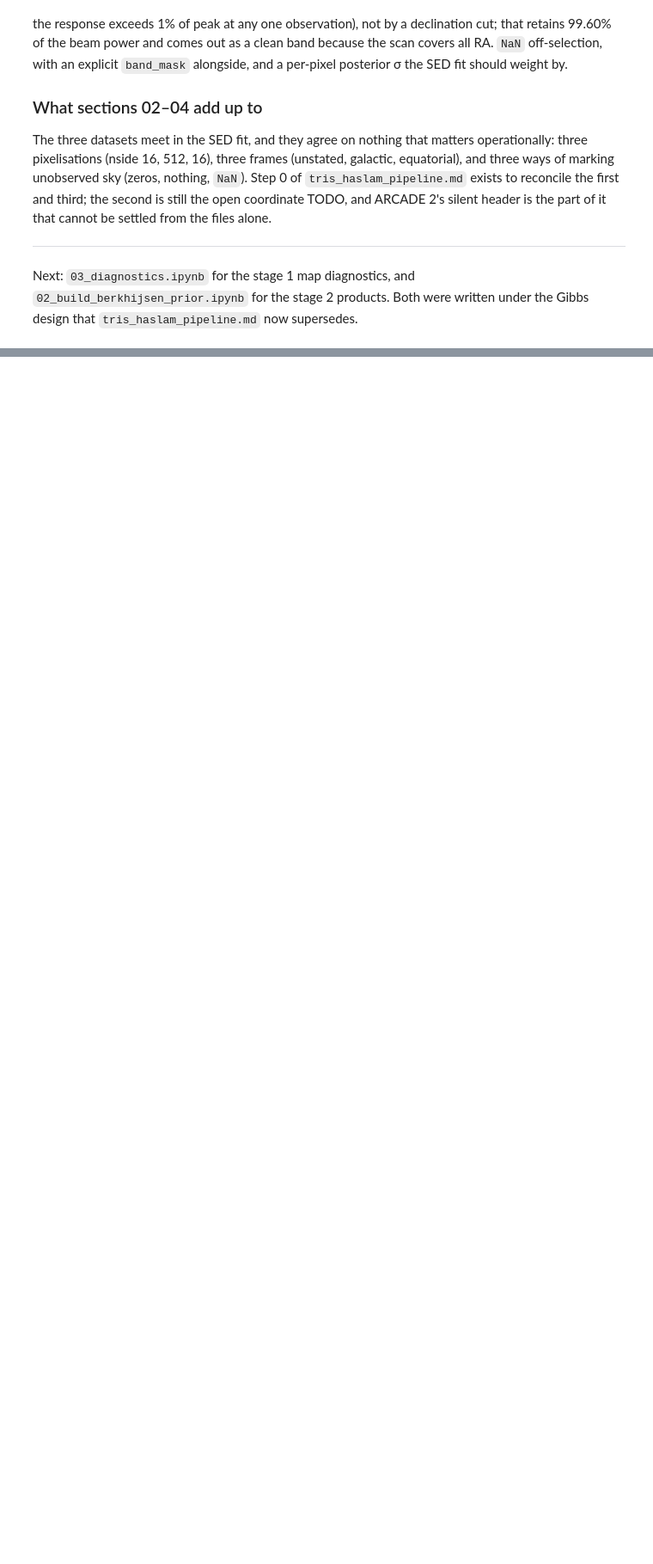
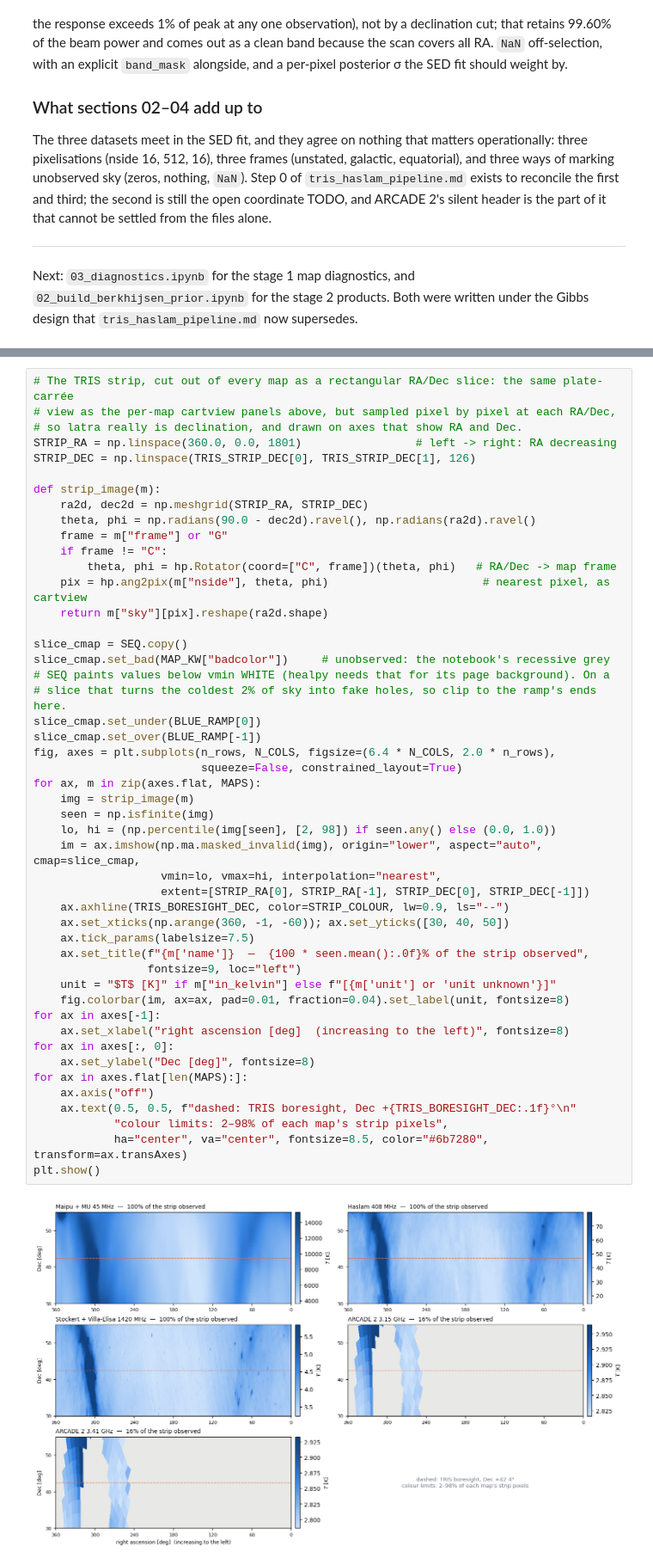
Before and after one commit to sohinixcvii/moonrunes, a Jupyter notebook: notebooks/01_explore_data.ipynb, the cells around one changed output, grey strips where cells are left out. Shown at 86% size. Saved outputs shown, nothing was run; the diff lists cells and outputs as text; blank space fills up the shorter version.

```diff
--- a/notebooks/01_explore_data.ipynb
+++ b/notebooks/01_explore_data.ipynb
@@ -1202,0 +1413,50 @@ Gibbs design that `tris_haslam_pipeline.md` now supersedes.
+# %%
+# The TRIS strip, cut out of every map as a rectangular RA/Dec slice: the same plate-carrée
+# view as the per-map cartview panels above, but sampled pixel by pixel at each RA/Dec,
+# so latra really is declination, and drawn on axes that show RA and Dec.
+STRIP_RA = np.linspace(360.0, 0.0, 1801)                 # left -> right: RA decreasing
+STRIP_DEC = np.linspace(TRIS_STRIP_DEC[0], TRIS_STRIP_DEC[1], 126)
+
+def strip_image(m):
+    ra2d, dec2d = np.meshgrid(STRIP_RA, STRIP_DEC)
+    theta, phi = np.radians(90.0 - dec2d).ravel(), np.radians(ra2d).ravel()
+    frame = m["frame"] or "G"
+    if frame != "C":
+        theta, phi = hp.Rotator(coord=["C", frame])(theta, phi)   # RA/Dec -> map frame
+    pix = hp.ang2pix(m["nside"], theta, phi)                       # nearest pixel, as cartview
+    return m["sky"][pix].reshape(ra2d.shape)
+
+slice_cmap = SEQ.copy()
+slice_cmap.set_bad(MAP_KW["badcolor"])     # unobserved: the notebook's recessive grey
+# SEQ paints values below vmin WHITE (healpy needs that for its page background). On a
+# slice that turns the coldest 2% of sky into fake holes, so clip to the ramp's ends here.
+slice_cmap.set_under(BLUE_RAMP[0])
+slice_cmap.set_over(BLUE_RAMP[-1])
+fig, axes = plt.subplots(n_rows, N_COLS, figsize=(6.4 * N_COLS, 2.0 * n_rows),
+                         squeeze=False, constrained_layout=True)
+for ax, m in zip(axes.flat, MAPS):
+    img = strip_image(m)
+    seen = np.isfinite(img)
+    lo, hi = (np.percentile(img[seen], [2, 98]) if seen.any() else (0.0, 1.0))
+    im = ax.imshow(np.ma.masked_invalid(img), origin="lower", aspect="auto", cmap=slice_cmap,
+                   vmin=lo, vmax=hi, interpolation="nearest",
+                   extent=[STRIP_RA[0], STRIP_RA[-1], STRIP_DEC[0], STRIP_DEC[-1]])
+    ax.axhline(TRIS_BORESIGHT_DEC, color=STRIP_COLOUR, lw=0.9, ls="--")
+    ax.set_xticks(np.arange(360, -1, -60)); ax.set_yticks([30, 40, 50])
+    ax.tick_params(labelsize=7.5)
+    ax.set_title(f"{m['name']}  —  {100 * seen.mean():.0f}% of the strip observed",
+                 fontsize=9, loc="left")
+    unit = "$T$ [K]" if m["in_kelvin"] else f"[{m['unit'] or 'unit unknown'}]"
+    fig.colorbar(im, ax=ax, pad=0.01, fraction=0.04).set_label(unit, fontsize=8)
+for ax in axes[-1]:
+    ax.set_xlabel("right ascension [deg]  (increasing to the left)", fontsize=8)
+for ax in axes[:, 0]:
+    ax.set_ylabel("Dec [deg]", fontsize=8)
+for ax in axes.flat[len(MAPS):]:
+    ax.axis("off")
+    ax.text(0.5, 0.5, f"dashed: TRIS boresight, Dec +{TRIS_BORESIGHT_DEC:.1f}°\n"
+            "colour limits: 2–98% of each map's strip pixels",
+            ha="center", va="center", fontsize=8.5, color="#6b7280", transform=ax.transAxes)
+plt.show()
+# %% [output]
+[figure, added]
```
Also changed, not shown: parts of 16 cells of this notebook, 18 other files.
